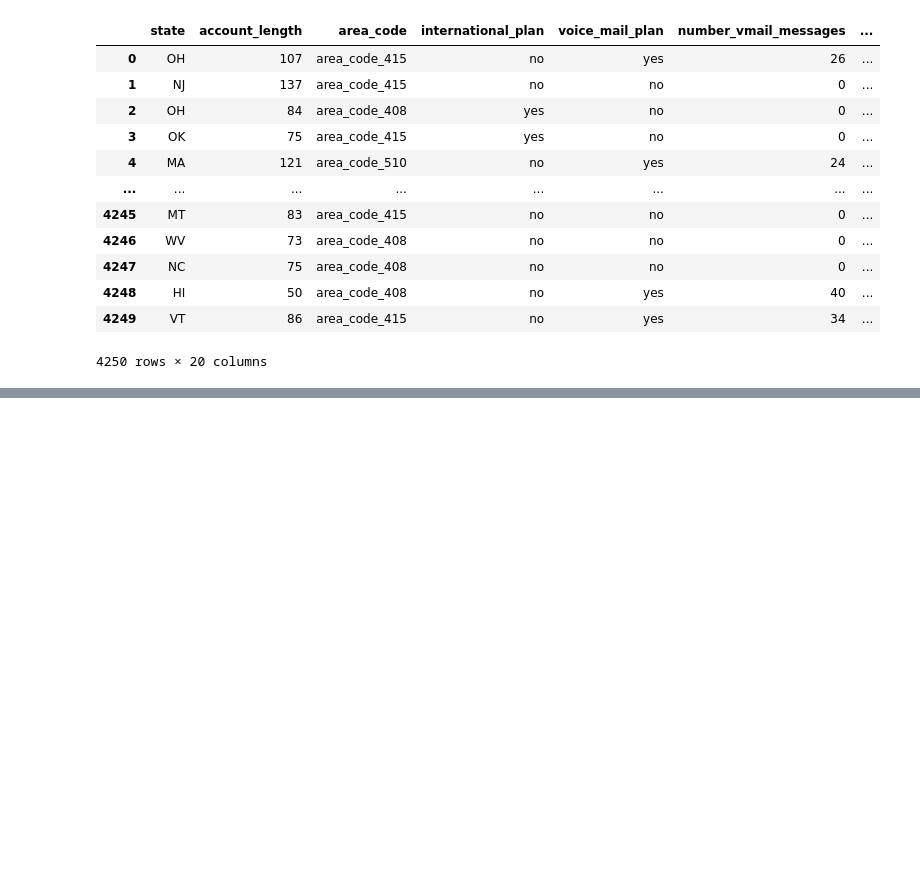
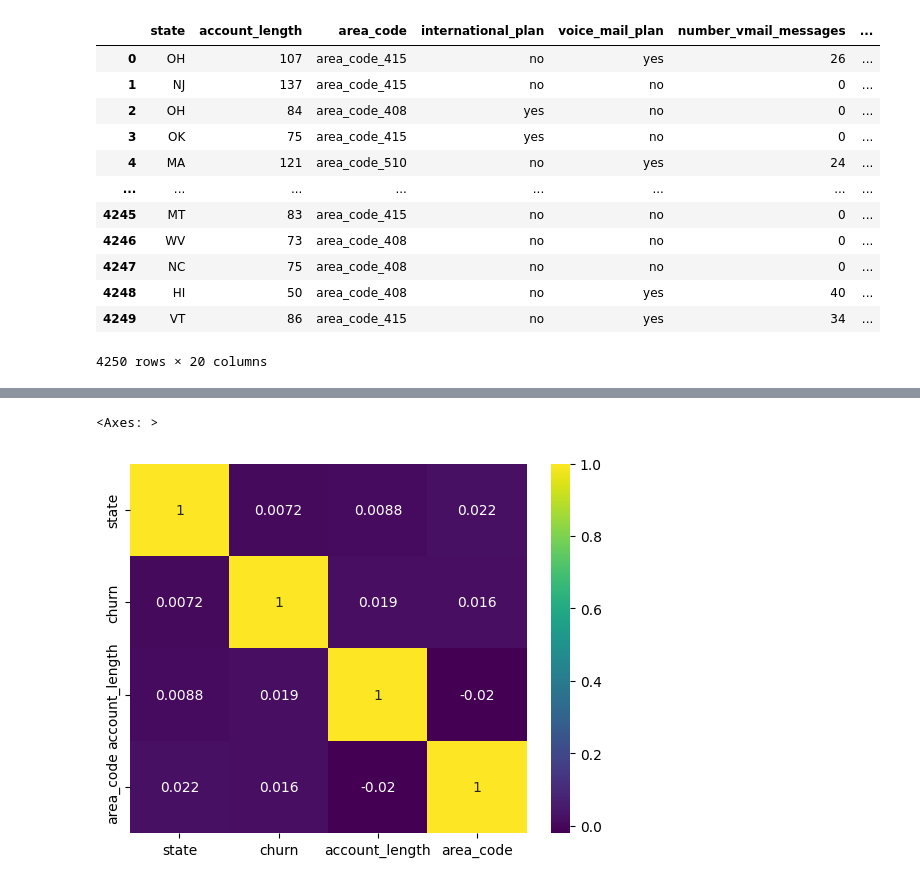
Before and after one commit to Gifted-Dev/customerChurn_prediction, a Jupyter notebook: notebooks/EDA.ipynb, the cells around one changed output, grey strips where cells are left out. Cells and saved outputs as stored; diff of their text form; code cells hidden in the pictures; blank space fills up the shorter version.

```diff
--- a/notebooks/EDA.ipynb
+++ b/notebooks/EDA.ipynb
@@ -402,0 +441,16 @@ for i, col in enumerate(num_cols):
+# %%
+# turning to binary
+df['international_plan'] = df['international_plan'].map({'yes': 1, 'no': 0})
+df['voice_mail_plan'] = df['voice_mail_plan'].map({'yes': 1, 'no': 0})
+# %%
+# encoding churn
+df['churn'] = df['churn'].map({'yes':1, 'no':0})
+# %%
+# strip off area code
+df['area_code'] = df['area_code'].str.split('_').str[-1]
+# %%
+# encoding state column using label encoding
+from sklearn.preprocessing import LabelEncoder
+
+le = LabelEncoder()
+df['state'] = le.fit_transform(df['state'])
@@ -402,0 +471,7 @@ for i, col in enumerate(num_cols):
+# %%
+# check correclation between state and churn
+corr = df[['state', 'churn', 'account_length', 'area_code']].corr()
+sns.heatmap(corr, annot=True, cmap='viridis')
+# %% [output]
+<Axes: >
+[figure, added]
```
Also changed, not shown: parts of 11 cells of this notebook.
